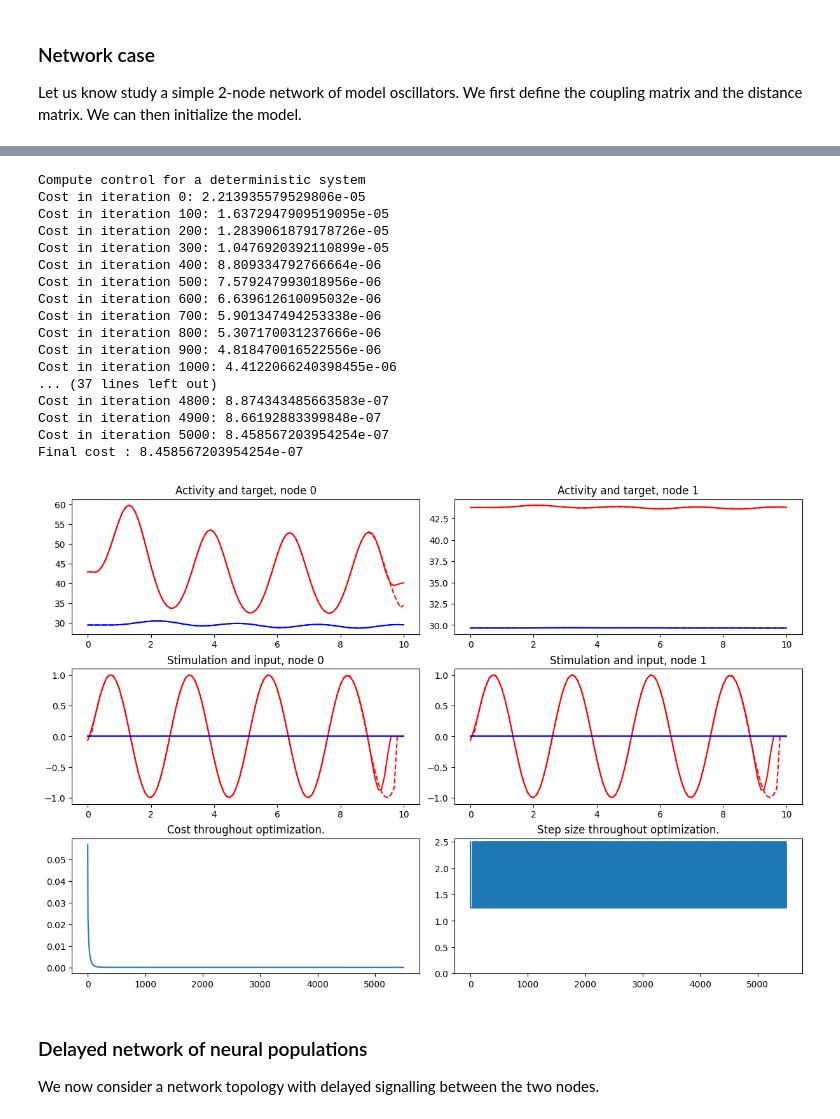
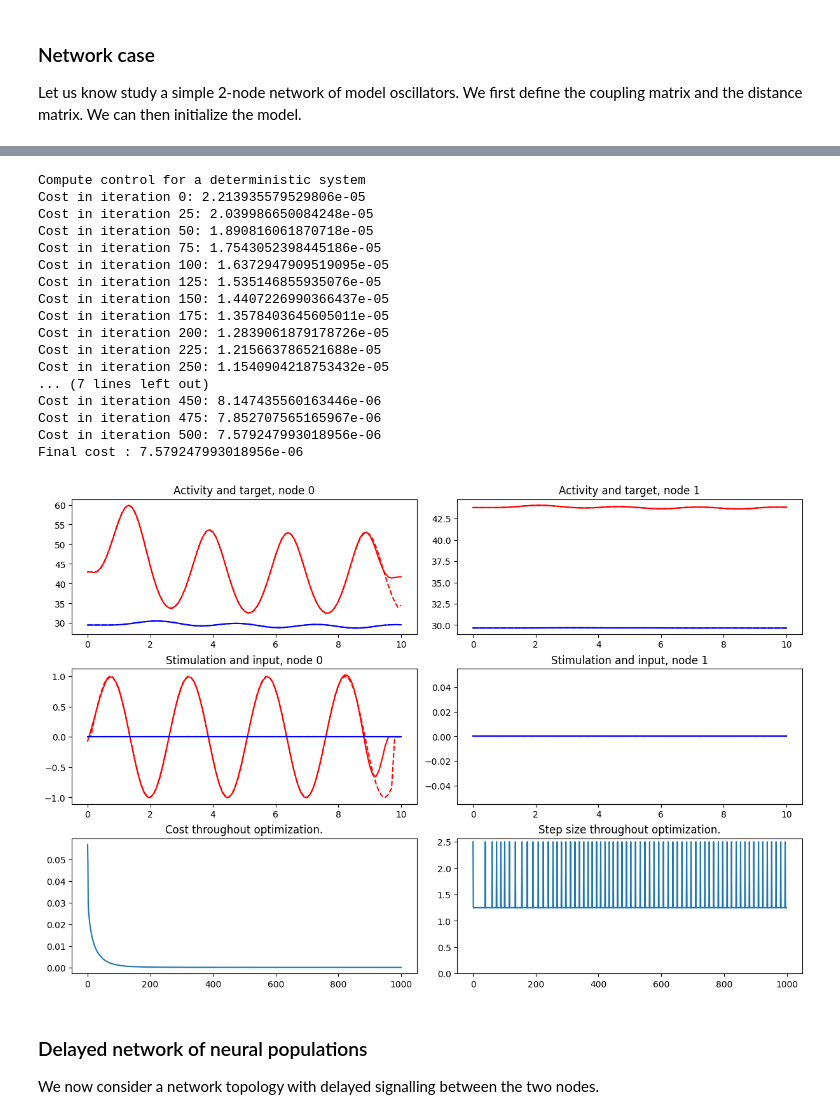
Before and after one commit to neurolib-dev/neurolib, a Jupyter notebook: examples/example-5.5-oc-aln-model-deterministic.ipynb, the cells around one changed output, grey strips where cells are left out. Cells and saved outputs as stored; diff of their text form; code cells hidden in the pictures.

```diff
--- a/examples/example-5.5-oc-aln-model-deterministic.ipynb
+++ b/examples/example-5.5-oc-aln-model-deterministic.ipynb
@@ -346,32 +346,31 @@ Final cost : 2.213935579529806e-05
 # %%
 # Do another 1000 iterations if you want to.
 # Repeated execution will continue with further 100 iterations.
 model_controlled.zero_step_encountered = False
-model_controlled.print_array = np.arange(0,5001,100)
-model_controlled.optimize(5000)
+model_controlled.optimize(100)
 
 state = model_controlled.get_xs()
 control = model_controlled.control
 plot_oc_network(model.params.N, duration, dt, state, target, control, input_nw, model_controlled.cost_history, model_controlled.step_sizes_history)
 # %% [output]
 Compute control for a deterministic system
 Cost in iteration 0: 2.213935579529806e-05
+Cost in iteration 25: 2.039986650084248e-05
+Cost in iteration 50: 1.890816061870718e-05
+Cost in iteration 75: 1.7543052398445186e-05
 Cost in iteration 100: 1.6372947909519095e-05
+Cost in iteration 125: 1.535146855935076e-05
+Cost in iteration 150: 1.4407226990366437e-05
+Cost in iteration 175: 1.3578403645605011e-05
 Cost in iteration 200: 1.2839061879178726e-05
-Cost in iteration 300: 1.0476920392110899e-05
-Cost in iteration 400: 8.809334792766664e-06
+Cost in iteration 225: 1.215663786521688e-05
+Cost in iteration 250: 1.1540904218753432e-05
+... (7 lines left out)
+Cost in iteration 450: 8.147435560163446e-06
+Cost in iteration 475: 7.852707565165967e-06
 Cost in iteration 500: 7.579247993018956e-06
-Cost in iteration 600: 6.639612610095032e-06
-Cost in iteration 700: 5.901347494253338e-06
-Cost in iteration 800: 5.307170031237666e-06
-Cost in iteration 900: 4.818470016522556e-06
-Cost in iteration 1000: 4.4122066240398455e-06
-... (37 lines left out)
-Cost in iteration 4800: 8.874343485663583e-07
-Cost in iteration 4900: 8.66192883399848e-07
-Cost in iteration 5000: 8.458567203954254e-07
-Final cost : 8.458567203954254e-07
+Final cost : 7.579247993018956e-06
-[figure, old version]
+[figure, new version]
 # %% [markdown]
 ### Delayed network of neural populations
 
```
Also changed, not shown: parts of 5 cells of this notebook, 2 other files.
